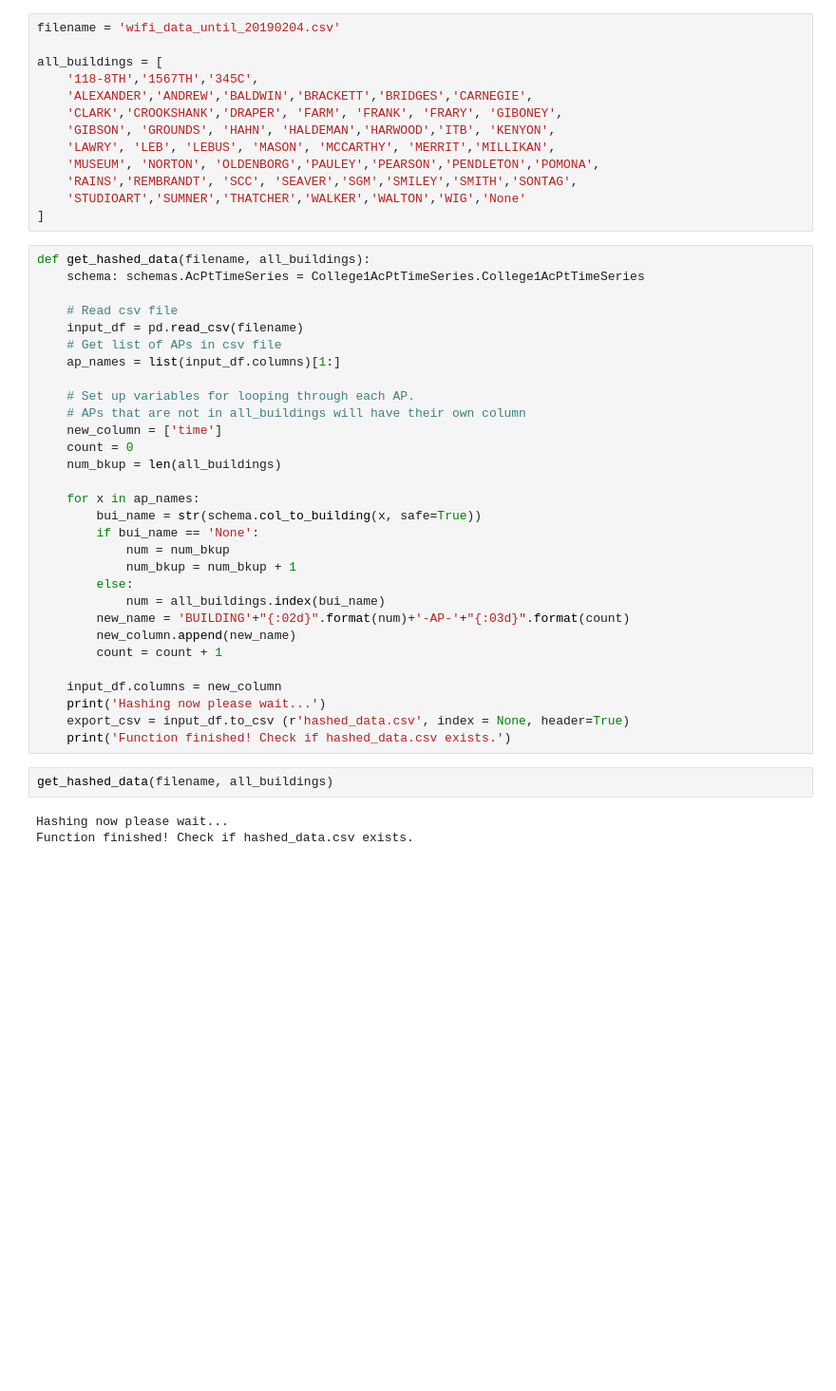
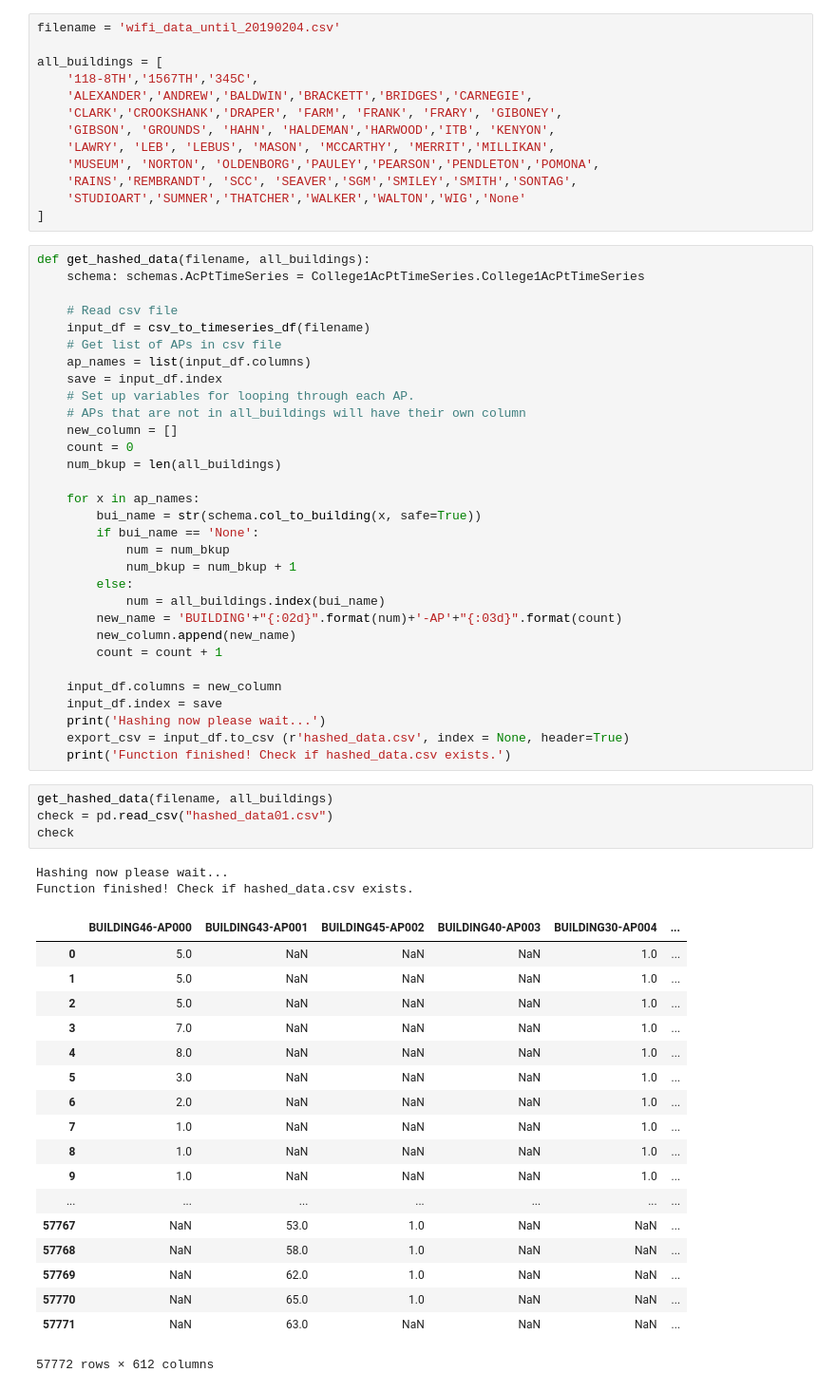
Before and after one commit to lux12337/wifi_occupancy, a Jupyter notebook: analytics-apps/public_readability.ipynb, the cells around one changed output. Shown at 95% size. Cells and saved outputs as stored; diff of their text form; blank space fills up the shorter version.

```diff
--- a/analytics-apps/public_readability.ipynb
+++ b/analytics-apps/public_readability.ipynb
@@ -20,13 +21,13 @@ def get_hashed_data(filename, all_buildings):
     schema: schemas.AcPtTimeSeries = College1AcPtTimeSeries.College1AcPtTimeSeries
 
     # Read csv file
-    input_df = pd.read_csv(filename)
+    input_df = csv_to_timeseries_df(filename)
     # Get list of APs in csv file
-    ap_names = list(input_df.columns)[1:]
-
+    ap_names = list(input_df.columns)
+    save = input_df.index
     # Set up variables for looping through each AP.
     # APs that are not in all_buildings will have their own column
-    new_column = ['time']
+    new_column = []
     count = 0
     num_bkup = len(all_buildings)
 
@@ -37,16 +38,37 @@ def get_hashed_data(filename, all_buildings):
             num_bkup = num_bkup + 1
         else:
             num = all_buildings.index(bui_name)
-        new_name = 'BUILDING'+"{:02d}".format(num)+'-AP-'+"{:03d}".format(count)
+        new_name = 'BUILDING'+"{:02d}".format(num)+'-AP'+"{:03d}".format(count)
         new_column.append(new_name)
         count = count + 1
 
     input_df.columns = new_column
+    input_df.index = save
     print('Hashing now please wait...')
     export_csv = input_df.to_csv (r'hashed_data.csv', index = None, header=True)
     print('Function finished! Check if hashed_data.csv exists.')
 # %%
 get_hashed_data(filename, all_buildings)
+check = pd.read_csv("hashed_data01.csv")
+check
 # %% [output]
 Hashing now please wait...
 Function finished! Check if hashed_data.csv exists.
+|  | BUILDING46-AP000 | BUILDING43-AP001 | BUILDING45-AP002 | BUILDING40-AP003 | BUILDING30-AP004 | ... |
+| 0 | 5.0 | NaN | NaN | NaN | 1.0 | ... |
+| 1 | 5.0 | NaN | NaN | NaN | 1.0 | ... |
+| 2 | 5.0 | NaN | NaN | NaN | 1.0 | ... |
+| 3 | 7.0 | NaN | NaN | NaN | 1.0 | ... |
+| 4 | 8.0 | NaN | NaN | NaN | 1.0 | ... |
+| 5 | 3.0 | NaN | NaN | NaN | 1.0 | ... |
+| 6 | 2.0 | NaN | NaN | NaN | 1.0 | ... |
+| 7 | 1.0 | NaN | NaN | NaN | 1.0 | ... |
+| 8 | 1.0 | NaN | NaN | NaN | 1.0 | ... |
+| 9 | 1.0 | NaN | NaN | NaN | 1.0 | ... |
+| ... | ... | ... | ... | ... | ... | ... |
+| 57767 | NaN | 53.0 | 1.0 | NaN | NaN | ... |
+| 57768 | NaN | 58.0 | 1.0 | NaN | NaN | ... |
+| 57769 | NaN | 62.0 | 1.0 | NaN | NaN | ... |
+| 57770 | NaN | 65.0 | 1.0 | NaN | NaN | ... |
+| 57771 | NaN | 63.0 | NaN | NaN | NaN | ... |
+57772 rows × 612 columns
```
Also changed, not shown: parts of 3 cells of this notebook, 4 other files.
